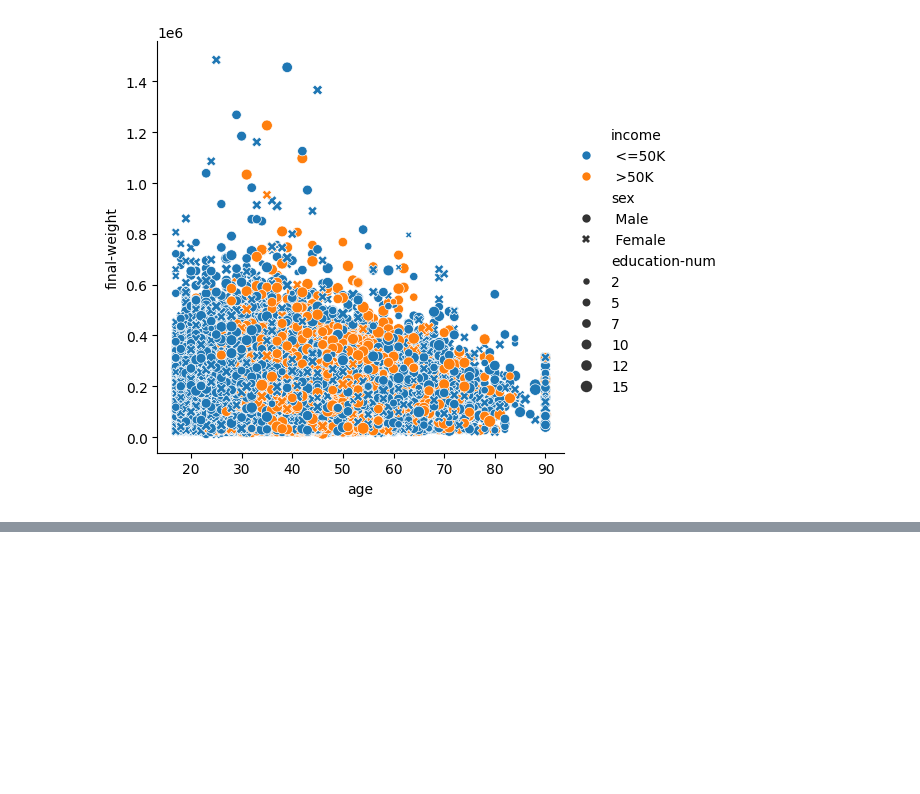
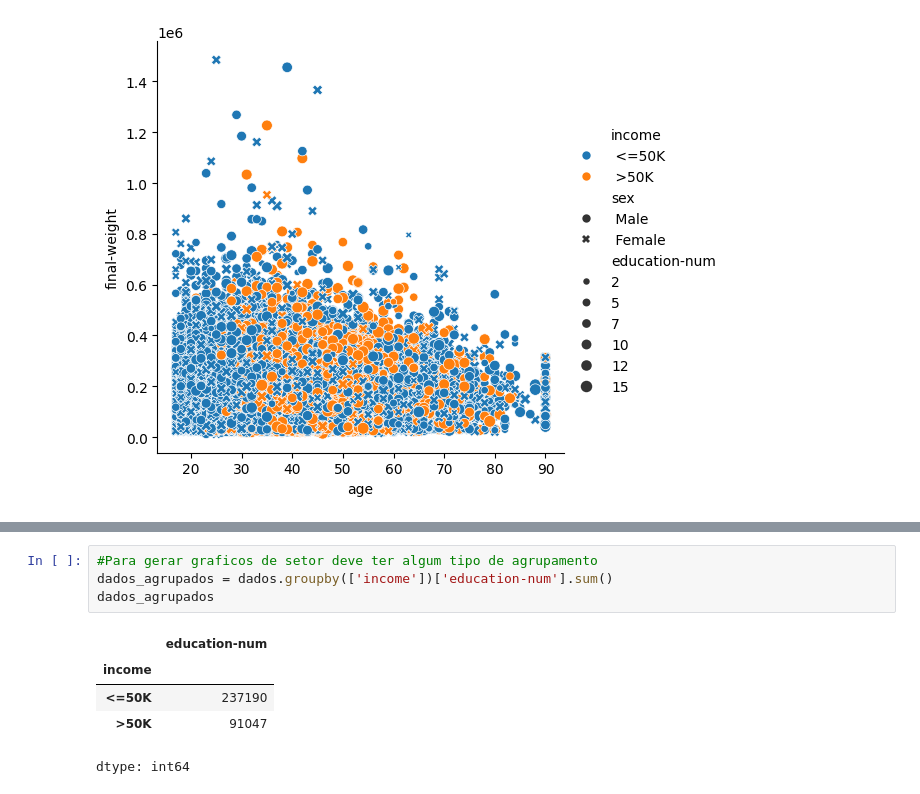
Before and after one commit to HammadN98/Curso_Estatistica, a Jupyter notebook: S10Graficos.ipynb, the cells around one changed output, grey strips where cells are left out. Saved outputs shown, nothing was run; the diff lists cells and outputs as text; blank space fills up the shorter version.

```diff
--- a/S10Graficos.ipynb
+++ b/S10Graficos.ipynb
@@ -33,0 +40,10 @@ sns.relplot(x='age', y='final-weight', data=dados,
+# %%
+#Para gerar graficos de setor deve ter algum tipo de agrupamento
+dados_agrupados = dados.groupby(['income'])['education-num'].sum()
+dados_agrupados
+# %% [output]
+|  | education-num |
+| income |  |
+| <=50K | 237190 |
+| >50K | 91047 |
+dtype: int64
```
Also changed, not shown: parts of 4 cells of this notebook.
